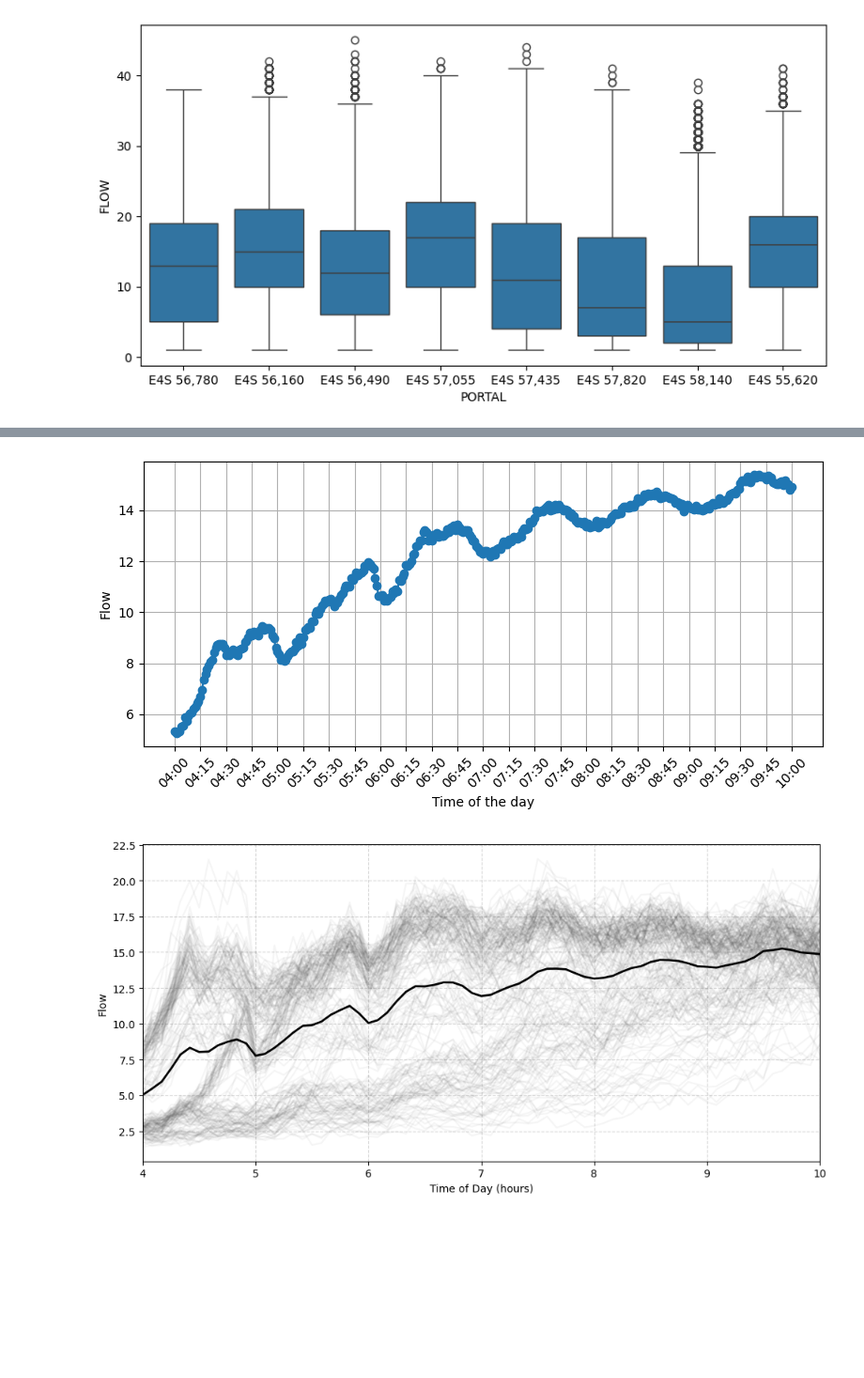
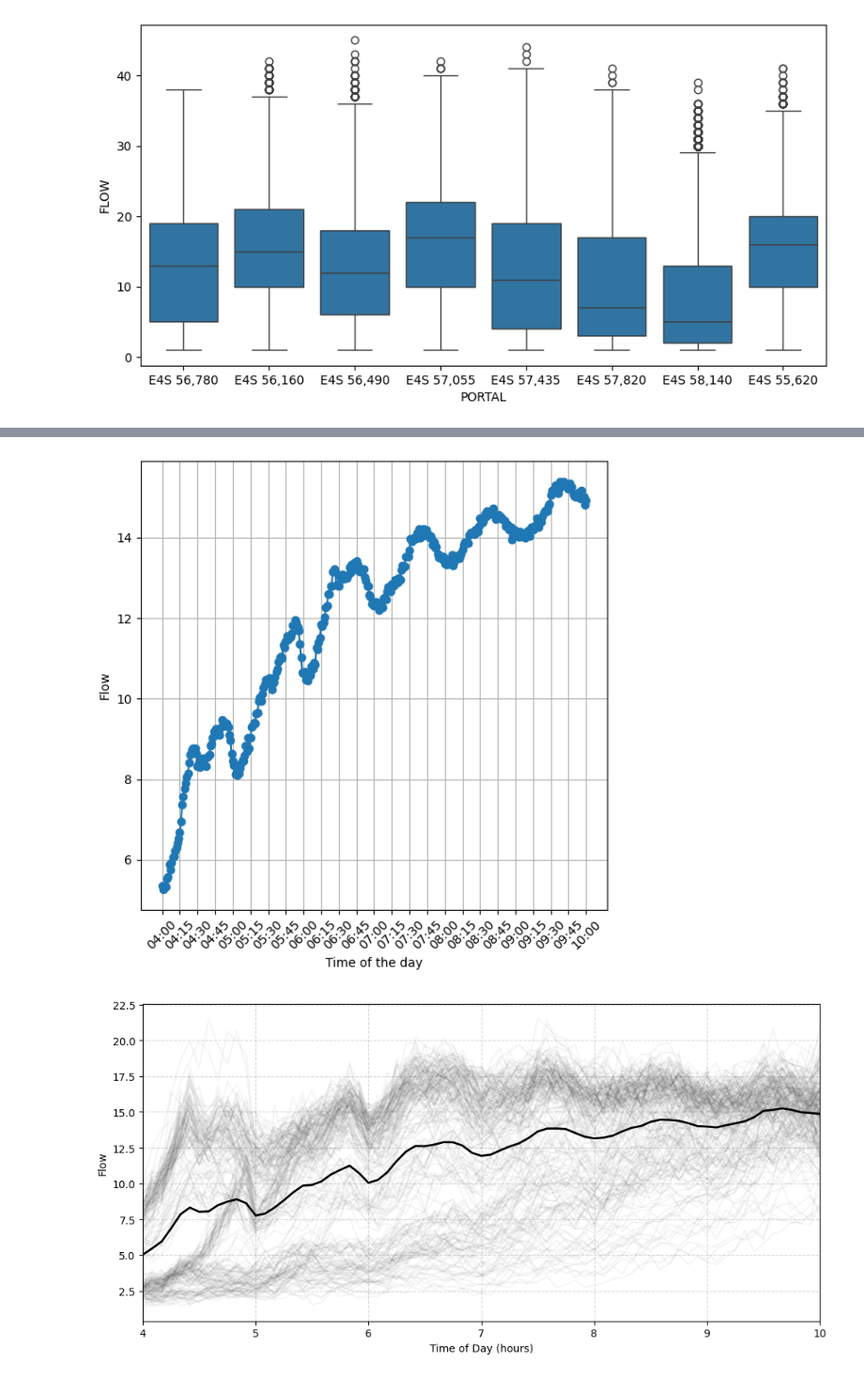
Before and after one commit to Jojo18-20/Project_AI_Transportation, a Jupyter notebook: data_exploration.ipynb, the cells around one changed output, grey strips where cells are left out. Shown at 94% size. Drawn from its saved outputs; the diff is of its cells as text; code cells hidden in the pictures; blank space fills up the shorter version.

```diff
--- a/data_exploration.ipynb
+++ b/data_exploration.ipynb
@@ -25,7 +25,7 @@ import matplotlib.dates as mdates
 Import Dataset
 # %%
 #import raw dataset
-df = pd.read_csv("data/training_dataset.csv",sep=";")
+df = pd.read_csv("data/raw/training_dataset.csv",sep=";")
 df.head()
 # %% [output]
 |  | DP_ID | PORTAL | Date | Time | Interval_1 | Interval_5 | Interval_15 | Interval_30 | Interval_60 | ... |
@@ -148,24 +148,24 @@ plt.show()
 # %%
 #Plot that shows the flow over the day
 #group the data per time of the day
 flow_overday = df.groupby('Time_only')['FLOW'].mean().reset_index()
 #convert time into string for easier display on x-axis
 flow_overday['Time_str'] = flow_overday['Time_only'].apply(lambda t: t.strftime('%H:%M'))
 #plot
-plt.figure(figsize=(8, 4))
+plt.figure(figsize=(6, 6))
 plt.plot(flow_overday['Time_str'], flow_overday['FLOW'], marker='o')
 plt.xlabel('Time of the day')
 plt.ylabel('Flow')
 plt.xticks(flow_overday['Time_str'][::15], rotation=90)  #plot time only every 15 mins
 plt.grid(True)
 plt.xticks(rotation=45)
 plt.tight_layout()
 plt.savefig("Plots/Flow/avg_flow_day.eps")
 plt.savefig("Plots/Flow/avg_flow_day.png")
 
 plt.show()
 # %% [output]
-[figure, old version]
+[figure, new version]
 # %%
 #graph over day (
 #copy  the dataframe so that new columns do not appear in originial datafram
```
Also changed, not shown: parts of 4 cells of this notebook, 32 other files.
